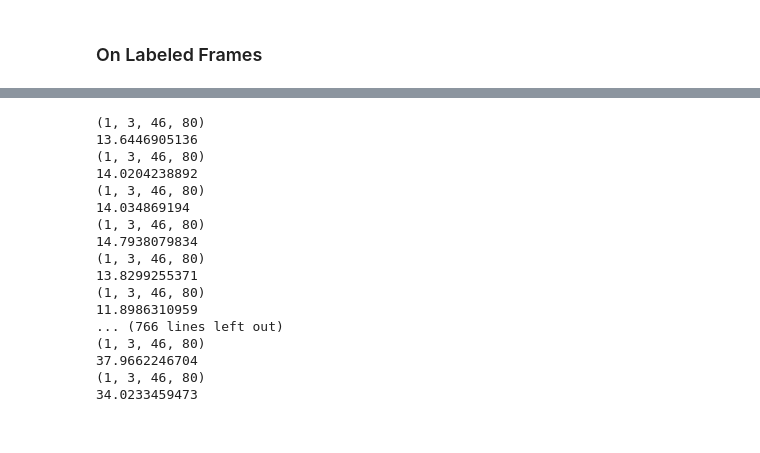
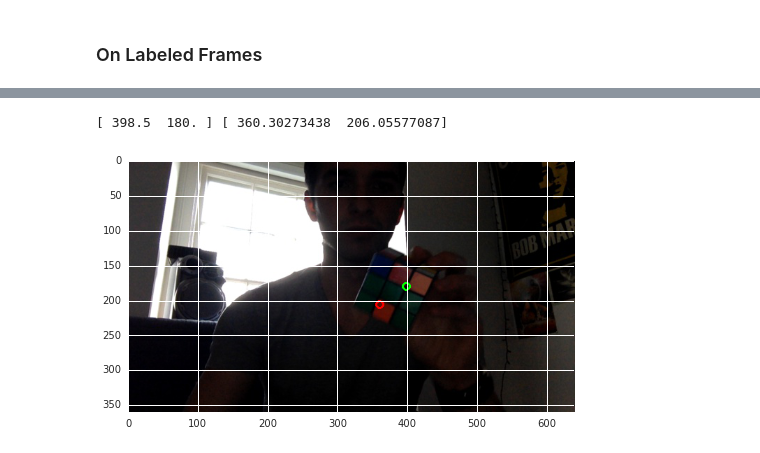
Before and after one commit to jayhack/ConvCube, a Jupyter notebook: Localization.ipynb, the cells around one changed output, grey strips where cells are left out. Saved outputs shown, nothing was run; the diff lists cells and outputs as text; code cells hidden in the pictures.

```diff
--- a/Localization.ipynb
+++ b/Localization.ipynb
@@ -199,45 +206,34 @@ print scores.mean() #should be around 0.5...
 # %%
 convnet = LocalizationConvNet()
 scores = convnet.localization_convnet(X_val, model)
+
 
 for frame in iter_labeled_frames(client):
 
     image = frame['image'].copy()
     kpts = frame['interior_points']
     X = get_X_localization(frame['image'])
     y = get_y_localization(frame['interior_points'])
-    print X.shape
-    y = y.reshape(1,2)
-
-    loss, grads = convnet.localization_convnet(X, model, y=y)
-    print loss
+    y_pred = convnet.localization_convnet(X, model)[0]
 #     print y, y_pred, abs(y-y_pred)
 
-#     y[0] = y[0] * 640
-#     y[1] = y[1] * 360
-#     pt = frame['interior_points'][0]
-#     disp_img = image.copy()
-#     cv2.circle(disp_img, (int(y[0]), int(y[1])), 5, color=(0, 255, 0), thickness=2)
-#     plt.imshow(disp_img[:,:,::-1])
+    y_pred[0] = y_pred[0] * 640
+    y_pred[1] = y_pred[1] * 360
+
+    y[0] = y[0] * 640
+    y[1] = y[1] * 360
+    print y, y_pred
+
+    disp_img = image.copy()
+    cv2.circle(disp_img, (int(y[0]), int(y[1])), 5, color=(0, 255, 0), thickness=2)
+    cv2.circle(disp_img, (int(y_pred[0]), int(y_pred[1])), 5, color=(0, 0, 255), thickness=2)
+    plt.imshow(disp_img[:,:,::-1])
+
+    break
     #     print frame['interior_points']
 #     X = get_X_localization(frame['image'])
 #     loss, grads = conv.localization_convnet(X, model, y=y)
 #     print loss, grads
 # %% [output]
-(1, 3, 46, 80)
-13.6446905136
-(1, 3, 46, 80)
-14.0204238892
-(1, 3, 46, 80)
-14.034869194
-(1, 3, 46, 80)
-14.7938079834
-(1, 3, 46, 80)
-13.8299255371
-(1, 3, 46, 80)
-11.8986310959
-... (766 lines left out)
-(1, 3, 46, 80)
-37.9662246704
-(1, 3, 46, 80)
-34.0233459473
+[ 398.5  180. ] [ 360.30273438  206.05577087]
+[figure, added]
```
Also changed, not shown: parts of 4 cells of this notebook, 1 other file.
